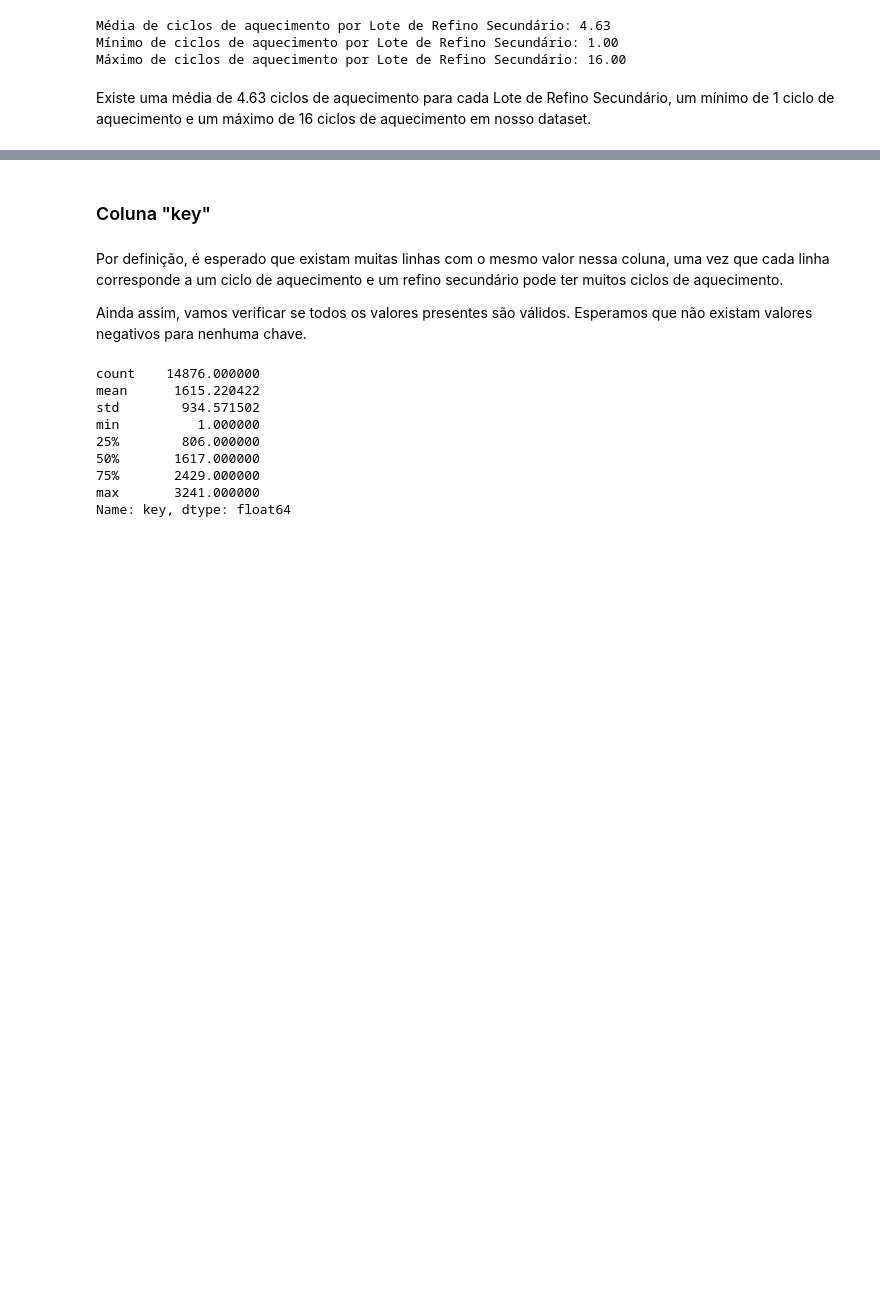
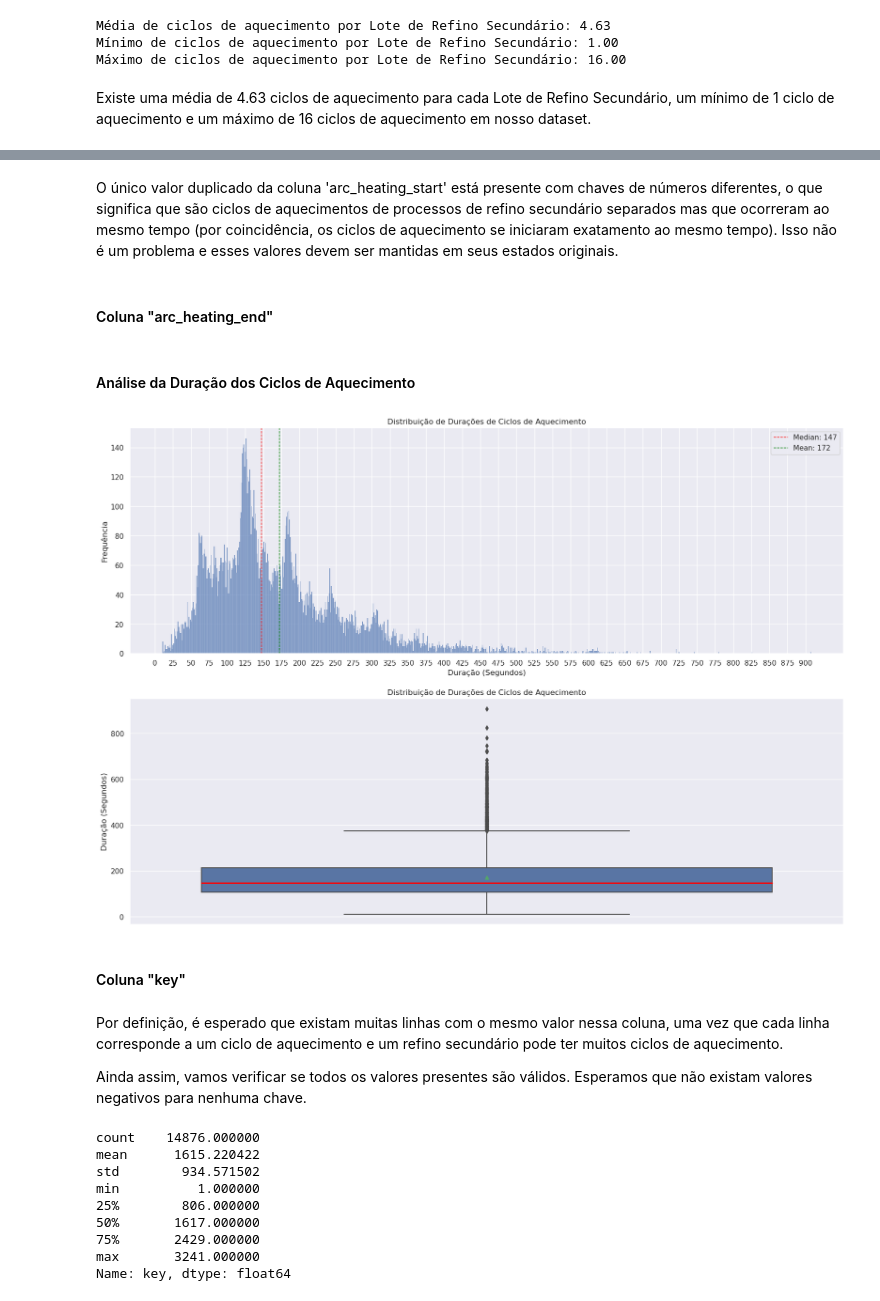
Before and after one commit to danendless/TT-Sprint17-FINAL-PROJECT, a Jupyter notebook: notebooks/steelproof_notebook_work_plan.ipynb, the cells around one changed output, grey strips where cells are left out. Saved outputs shown, nothing was run; the diff lists cells and outputs as text; code cells hidden in the pictures; blank space fills up the shorter version.

```diff
--- a/notebooks/steelproof_notebook_work_plan.ipynb
+++ b/notebooks/steelproof_notebook_work_plan.ipynb
@@ -226,0 +307,4 @@ Text(0, 0.5, 'Frequência')
+# %%
+# Essa função retorna um erro se alguma string não puder ser convertida para datetime.datetime
+# Se essa função executar normalmente, todos os valores da coluna são representações válidas de data-hora (timestamp)
+data_arc_en['arc_heating_start'] = pd.to_datetime(data_arc_en.loc[:,"arc_heating_start"])
@@ -227,5 +321,61 @@ Text(0, 0.5, 'Frequência')
+# %% [markdown]
+O único valor duplicado da coluna 'arc_heating_start' está presente com chaves de números diferentes, o que significa que são ciclos de aquecimentos de processos de refino secundário separados mas que ocorreram ao mesmo tempo (por coincidência, os ciclos de aquecimento se iniciaram exatamento ao mesmo tempo). Isso não é um problema e esses valores devem ser mantidas em seus estados originais.
+# %% [markdown]
+#### Coluna "arc_heating_end"
+# %%
+# Essa função retorna um erro se alguma string não puder ser convertida para datetime.datetime
+# Se essa função executar normalmente, todos os valores da coluna são representações válidas de data-hora (timestamp)
+data_arc_en['arc_heating_end'] = pd.to_datetime(data_arc_en.loc[:,"arc_heating_end"])
+# %% [markdown]
+#### Análise da Duração dos Ciclos de Aquecimento
+# %%
+data_arc_en['arc_heating_interval'] = (data_arc_en['arc_heating_end'] - data_arc_en['arc_heating_start']).dt.total_seconds()
+# %%
+fig, axes = plt.subplots(2,1,figsize=(20,14))
+
+sns.histplot(data=data_arc_en,x='arc_heating_interval',ax=axes[0],discrete=True)
+
+axes[0].set_title("Distribuição de Durações de Ciclos de Aquecimento")
+axes[0].set_xlabel("Duração (Segundos)")
+axes[0].set_ylabel("Frequência")
+start = 0
+end = 900
+stepsize=25
+axes[0].set_xticks(np.arange(start,end+stepsize,stepsize))
+
+
+
+median_val = data_arc_en['arc_heating_interval'].median()
+axes[0].axvline(
+    x=median_val,
+    color="red",
+    linestyle="--",
+    linewidth=1,
+    label=f"Median: {median_val:.0f}"
+)
+
+mean_val = data_arc_en['arc_heating_interval'].mean()
+axes[0].axvline(
+    x=mean_val,
+    color="green",
+    linestyle="--",
+    linewidth=1,
+    label=f"Mean: {mean_val:.0f}"
+)
+
+axes[0].legend()
+
+
+sns.boxplot(y=data_arc_en['arc_heating_interval'],ax=axes[1],medianprops={"color":"red","linewidth":2},showmeans=True)
+
+axes[1].set_title("Distribuição de Durações de Ciclos de Aquecimento")
+axes[1].set_ylabel("Duração (Segundos)")
+
+plt.show()
+# %% [output]
+[figure, added]
 # %% [markdown]
-### Coluna "key"
+####  Coluna "key"
 # %% [markdown]
 Por definição, é esperado que existam muitas linhas com o mesmo valor nessa coluna, uma vez que cada linha corresponde a um ciclo de aquecimento e um refino secundário pode ter muitos ciclos de aquecimento.
 
```
Also changed, not shown: parts of 33 cells of this notebook.
